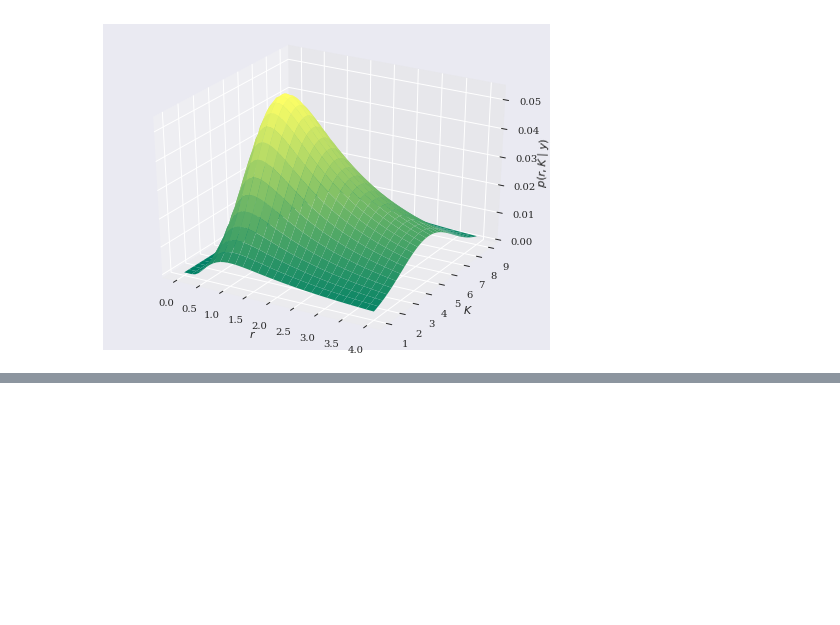
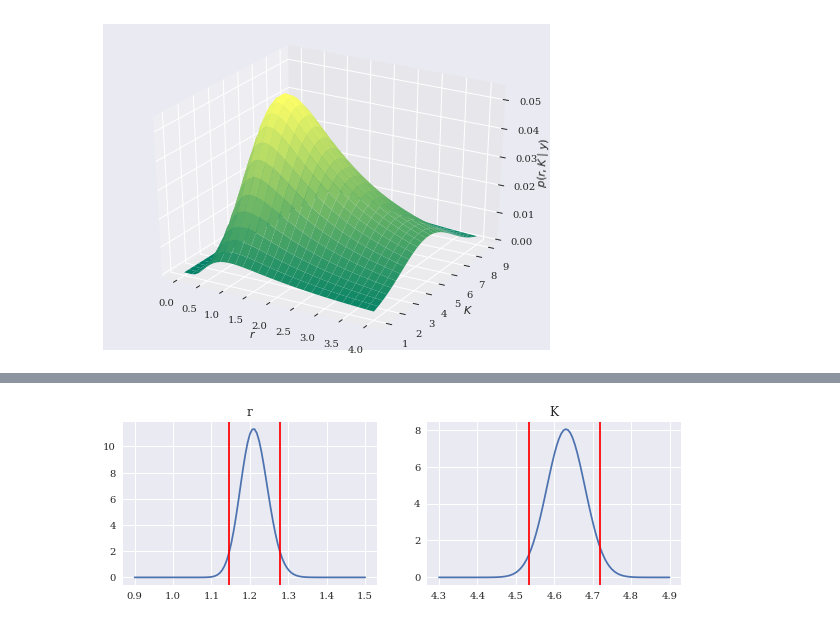
Before and after one commit to thomasarmstrong98/ODE_statistical_inference, a Jupyter notebook: two_param_logitic_grid_approx.ipynb, the cells around one changed output, grey strips where cells are left out. Drawn from its saved outputs; the diff is of its cells as text; code cells hidden in the pictures; blank space fills up the shorter version.

```diff
--- a/two_param_logitic_grid_approx.ipynb
+++ b/two_param_logitic_grid_approx.ipynb
@@ -329,0 +457,21 @@ Text(0.5, 0, '$p(r, K \\mid y)$')
+# %%
+r_post_df_975 = r_post_df[r_post_df["sum"] < 0.975]
+r_post_df_025 = r_post_df[r_post_df["sum"] > 0.025]
+
+r_lower_bound = r_post_df_025.index[0]
+r_upper_bound = r_post_df_975.index[-1]
+
+k_post_df_975 = k_post_df[k_post_df["sum"] < 0.975]
+k_post_df_025 = k_post_df[k_post_df["sum"] > 0.025]
+
+k_lower_bound = k_post_df_025.index[0]
+k_upper_bound = k_post_df_975.index[-1]
+
+print("-----"*7)
+print("---- Confidence Inteval for r ----")
+print("         ["+ str(r_lower_bound)+ ", " +str(r_upper_bound) + "]")
+print("-----"*7)
+print("-----"*7)
+print("---- Confidence Inteval for K ----")
+print("         ["+ str(k_lower_bound)+ ", " +str(k_upper_bound) + "]")
+print("-----"*7)
@@ -329,0 +487,20 @@ Text(0.5, 0, '$p(r, K \\mid y)$')
+# %%
+f = plt.figure(figsize=(10,3))
+
+ax = f.add_subplot(121)
+ax2 = f.add_subplot(122)
+
+ax.plot(r_grid, r_post)
+ax.set_title("r")
+ax.axvline(r_lower_bound, color = 'r')
+ax.axvline(r_upper_bound, color = 'r')
+
+ax2.plot(k_grid, k_post)
+ax2.set_title("K")
+ax2.axvline(k_lower_bound, color = 'r')
+ax2.axvline(k_upper_bound, color = 'r')
+
+
+plt.savefig('95_confid_grid_logistic.pdf', bbox_inches="tight")
+# %% [output]
+[figure, added]
```
Also changed, not shown: parts of 29 cells of this notebook.
